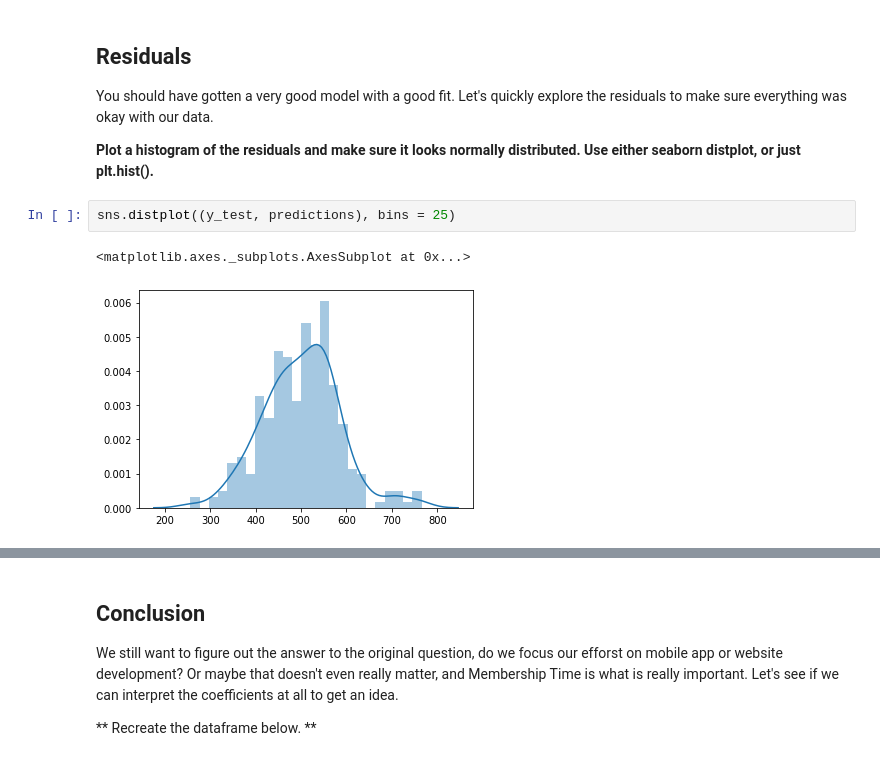
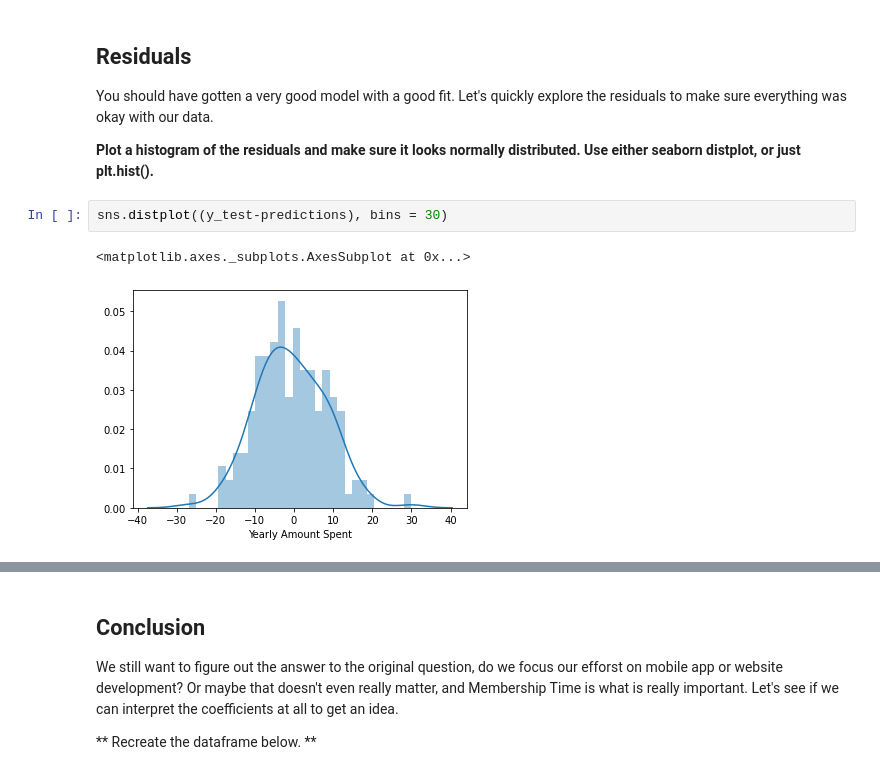
Before and after one commit to AkhilN98/Python-ML, a Jupyter notebook: 11-Linear-Regression/02-Linear Regression Project.ipynb, the cells around one changed output, grey strips where cells are left out. Saved outputs shown, nothing was run; the diff lists cells and outputs as text.

```diff
--- a/11-Linear-Regression/02-Linear Regression Project.ipynb
+++ b/11-Linear-Regression/02-Linear Regression Project.ipynb
@@ -199,7 +199,7 @@ You should have gotten a very good model with a good fit. Let's quickly explore
 
 **Plot a histogram of the residuals and make sure it looks normally distributed. Use either seaborn distplot, or just plt.hist().**
 # %%
-sns.distplot((y_test, predictions), bins = 25)
+sns.distplot((y_test-predictions), bins = 30)
 # %% [output]
 <matplotlib.axes._subplots.AxesSubplot at 0x...>
-[figure, old version]
+[figure, new version]
```
Also changed, not shown: parts of 4 cells of this notebook.
